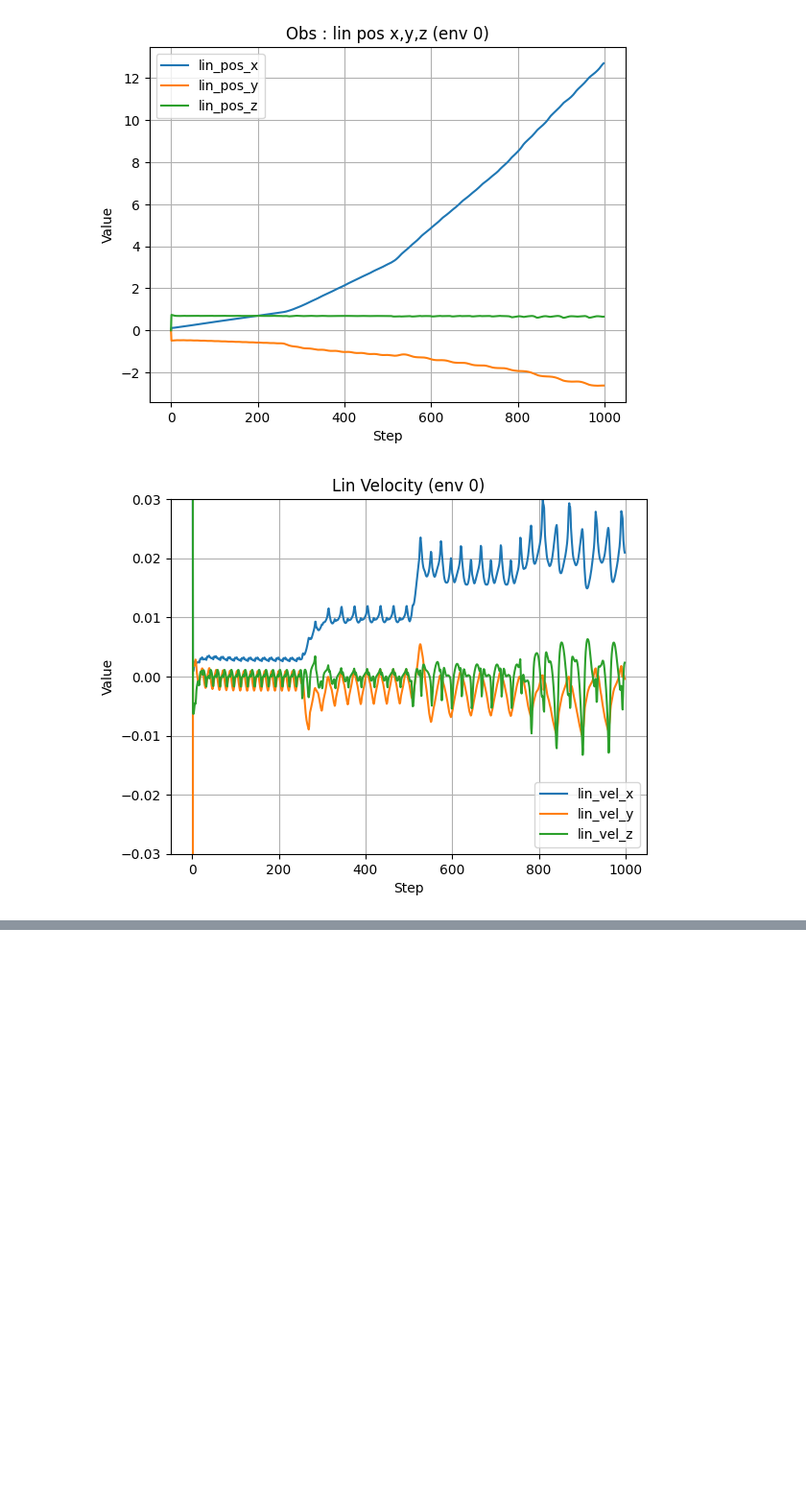
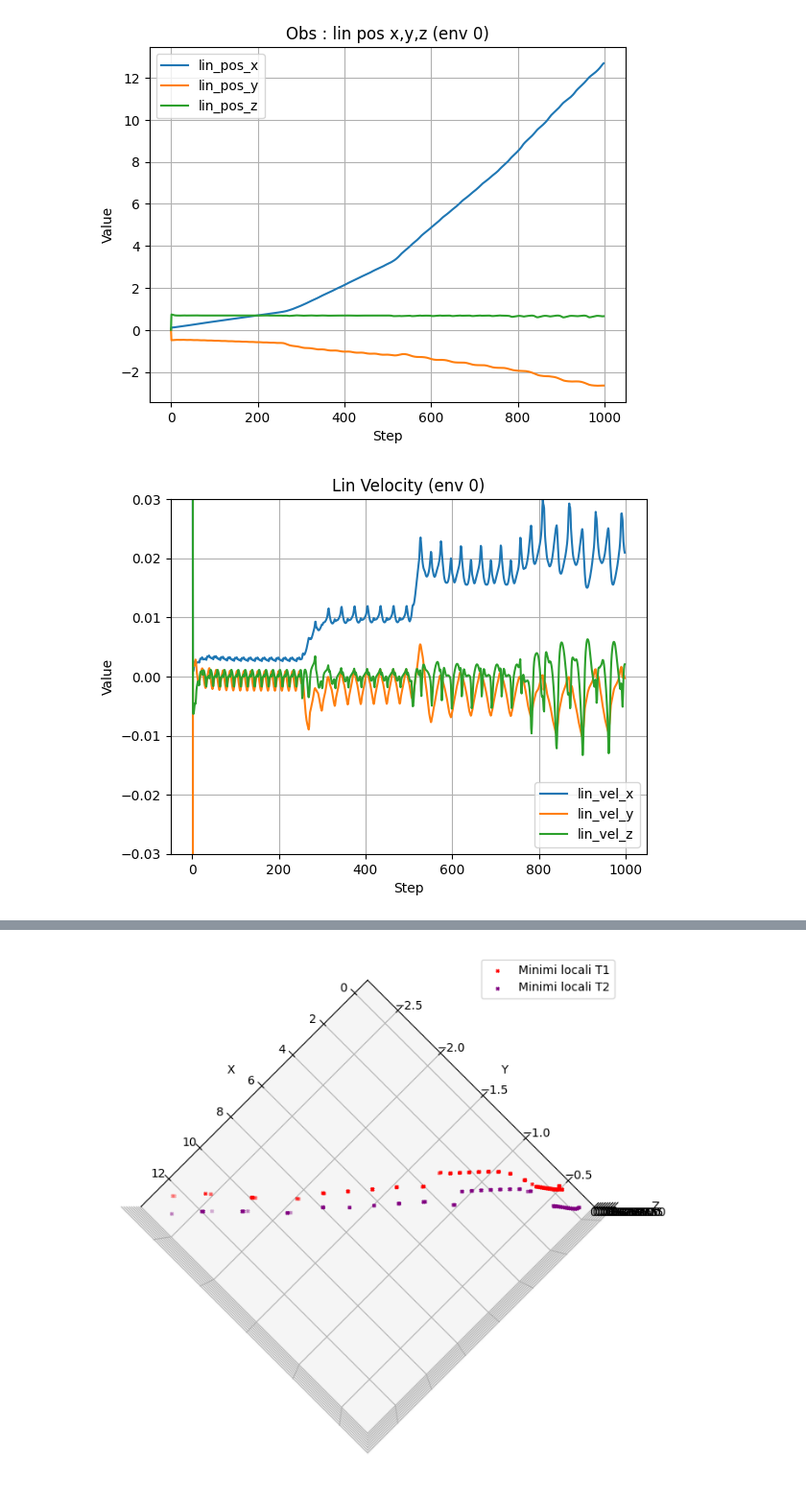
Before and after one commit to AndreaDiBenedett0/IsaacLab_fork, a Jupyter notebook: tools/statistics.ipynb, the cells around one changed output, grey strips where cells are left out. Shown at 96% size. Saved outputs shown, nothing was run; the diff lists cells and outputs as text; code cells hidden in the pictures; blank space fills up the shorter version.

```diff
--- a/tools/statistics.ipynb
+++ b/tools/statistics.ipynb
@@ -414,3 +487,63 @@ plt.show()
+# %%
+import torch
+import matplotlib.pyplot as plt
+from mpl_toolkits.mplot3d import Axes3D
+
+# -----------------------------------------------------
+# Funzione per trovare i minimi locali su un vettore 1D
+# -----------------------------------------------------
+def local_minima_indices(x):
+    # x è un tensore 1D (T,)
+    return torch.where(
+        (x[1:-1] < x[:-2]) & (x[1:-1] < x[2:]) & (x[1:-1]<0.05)
+    )[0] + 1
+
+
+# -----------------------------------------------------
+# Carica le tue traiettorie (forma attesa: (1, T, 3))
+# -----------------------------------------------------
+traj1 = foot_pos_r.squeeze(0)   # (T1, 3)
+traj2 = foot_pos_l.squeeze(0)   # (T2, 3)
+
+# Estrai coordinate
+x1, y1, z1 = traj1[:, 0], traj1[:, 1], traj1[:, 2]
+x2, y2, z2 = traj2[:, 0], traj2[:, 1], traj2[:, 2]
+
+# -----------------------------------------------------
+# Trova i minimi locali su asse Z
+# -----------------------------------------------------
+min_idx1 = local_minima_indices(z1)
+min_idx2 = local_minima_indices(z2)
+
+# -----------------------------------------------------
+# Plot 3D
+# -----------------------------------------------------
+fig = plt.figure(figsize=(12, 8))
+ax = fig.add_subplot(111, projection='3d')
+
+# Traiettorie
+# ax.plot(x1, y1, z1, label='Traiettoria 1', color='blue')
+# ax.plot(x2, y2, z2, label='Traiettoria 2', color='orange')
+
+# Minimi locali evidenziati
+ax.scatter(x1[min_idx1], y1[min_idx1], z1[min_idx1],
+           color='red', s=6, label='Minimi locali T1', marker='x')
+
+ax.scatter(x2[min_idx2], y2[min_idx2], z2[min_idx2],
+           color='purple', s=6, label='Minimi locali T2', marker='x')
+
+# Labels
+ax.set_xlabel("X")
+ax.set_ylabel("Y")
+ax.set_zlabel("Z")
+ax.legend()
+
+# Punto di vista (personalizzabile)
+ax.view_init(elev=90, azim=45)
+
+plt.show()
+# %% [output]
+[figure, added]
 # %%
 
 plt.plot(act[env_id, :, :])
```
Also changed, not shown: parts of 13 cells of this notebook, 3 other files.
